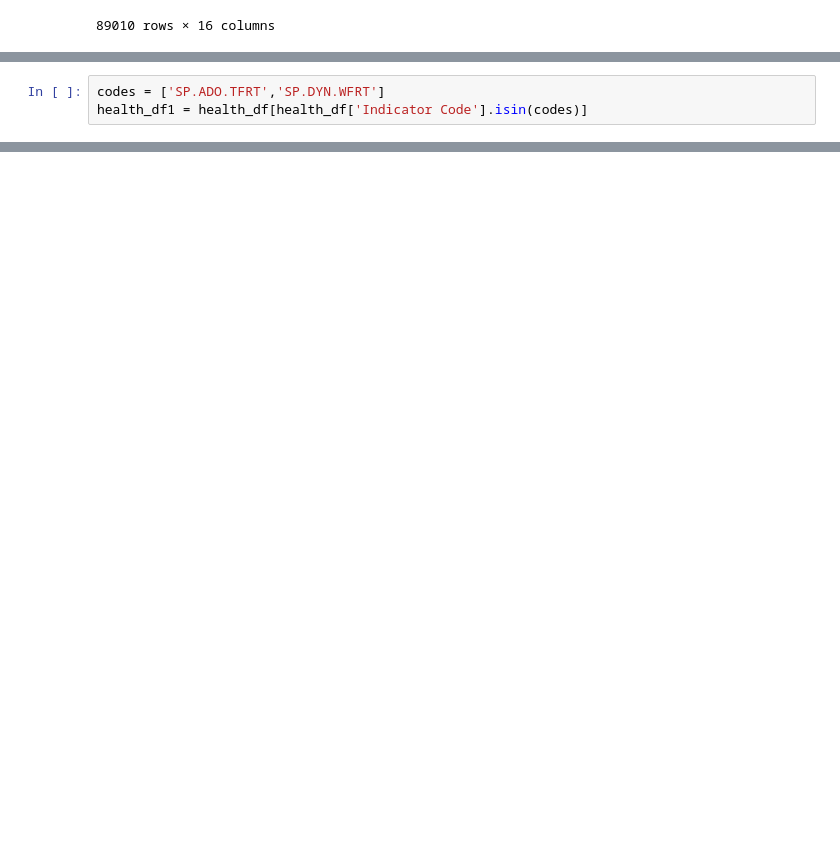
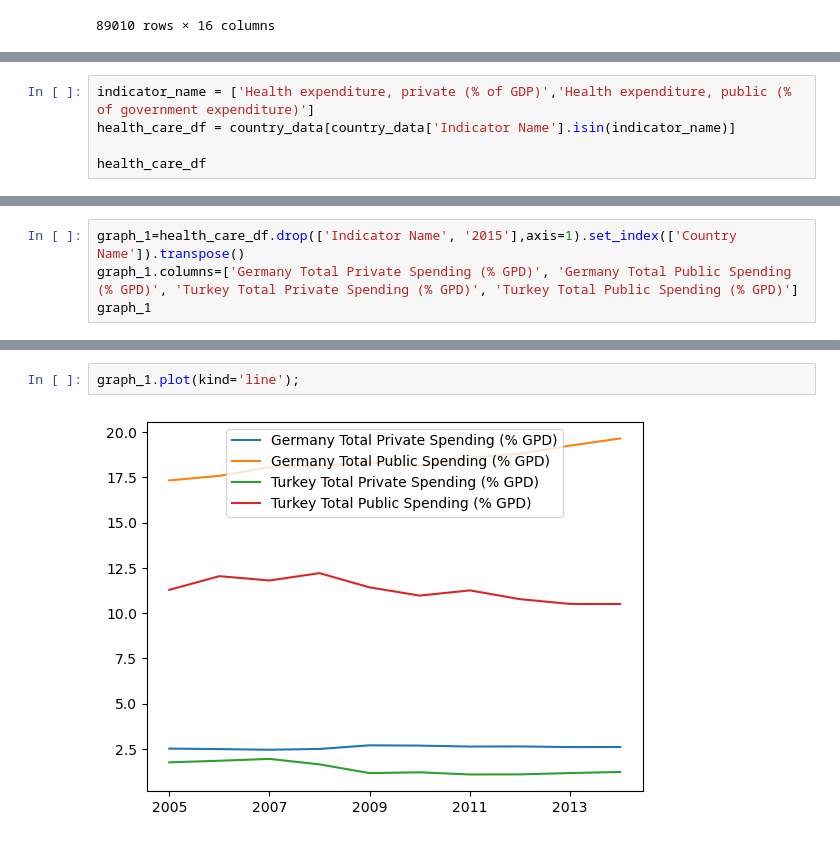
Before and after one commit to sandyseals12/Group_1_Project_1, a Jupyter notebook: Project-Copy1.ipynb, the cells around one changed output, grey strips where cells are left out. Cells and saved outputs as stored; diff of their text form; blank space fills up the shorter version.

```diff
--- a/Project-Copy1.ipynb
+++ b/Project-Copy1.ipynb
@@ -26,3 +49,5 @@ health_df
 # %%
-codes = ['SP.ADO.TFRT','SP.DYN.WFRT']
-health_df1 = health_df[health_df['Indicator Code'].isin(codes)]
+indicator_name = ['Health expenditure, private (% of GDP)','Health expenditure, public (% of government expenditure)']
+health_care_df = country_data[country_data['Indicator Name'].isin(indicator_name)]
+
+health_care_df
@@ -28,0 +60,4 @@ health_df1 = health_df[health_df['Indicator Code'].isin(codes)]
+# %%
+graph_1=health_care_df.drop(['Indicator Name', '2015'],axis=1).set_index(['Country Name']).transpose()
+graph_1.columns=['Germany Total Private Spending (% GPD)', 'Germany Total Public Spending (% GPD)', 'Turkey Total Private Spending (% GPD)', 'Turkey Total Public Spending (% GPD)']
+graph_1
@@ -29 +76,5 @@ health_df1 = health_df[health_df['Indicator Code'].isin(codes)]
+# %%
+graph_1.plot(kind='line');
+# %% [output]
+[figure, added]
 # %%
```
Also changed, not shown: parts of 19 cells of this notebook.
